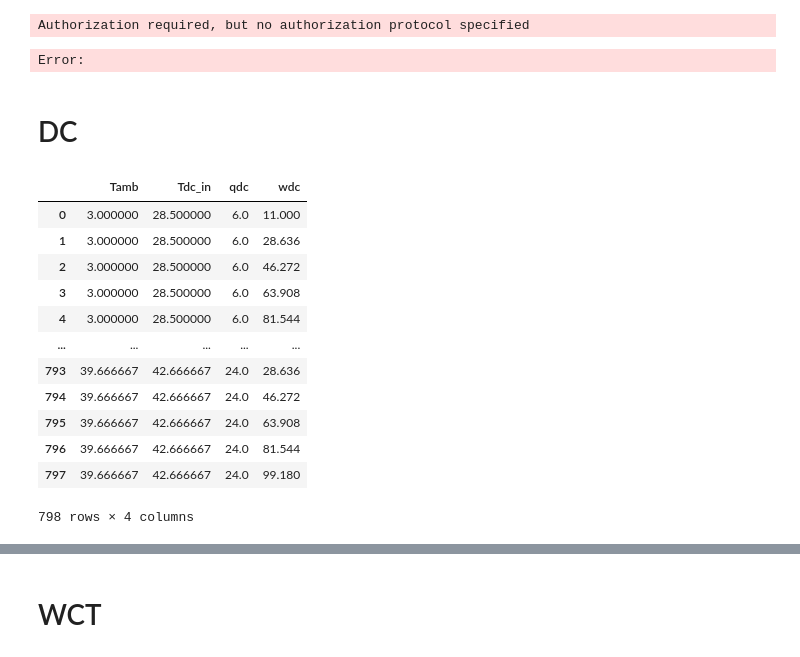
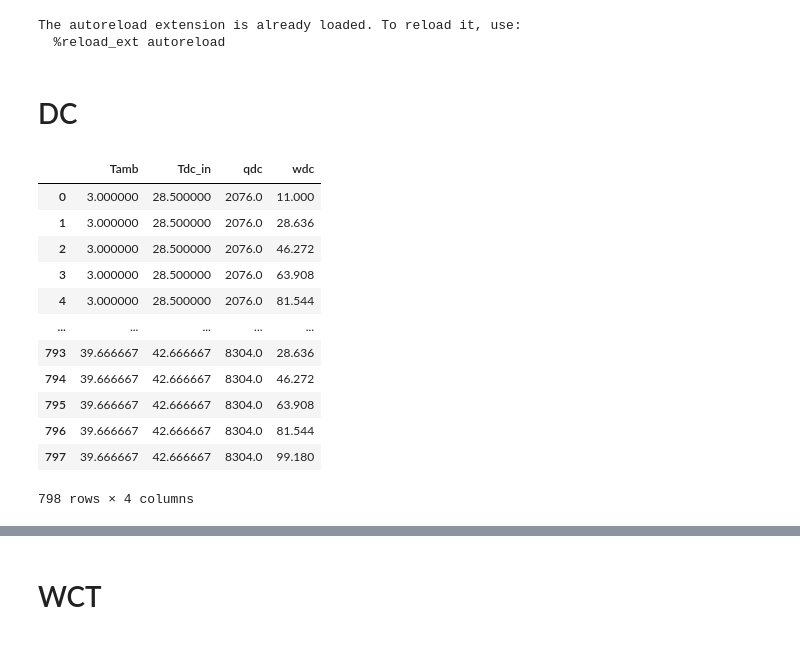
Before and after one commit to juan11iguel/SOLhycool, a Jupyter notebook: modeling/notebooks/model_inputs_exploration.ipynb, the cells around one changed output, grey strips where cells are left out. Cells and saved outputs as stored; diff of their text form; code cells hidden in the pictures.

Commit message:
Generated samples for different DC power levels - Andasol

```diff
--- a/modeling/notebooks/model_inputs_exploration.ipynb
+++ b/modeling/notebooks/model_inputs_exploration.ipynb
@@ -21,15 +21,29 @@ get_HR = np.vectorize(psychrolib.GetRelHumFromTWetBulb) # Vectorize the function
 
 cc_model = combined_cooler.initialize()
 
-case_study_id: str = "pilot_plant_200kW"
+case_studies_dict = {
+    "pilot_plant_200kW": {
+        "n_dc": 1,
+    },
+    "andasol_25_90MW": {
+        "n_dc": 115,
+    },
+    "andasol_50_90MW": {
+        "n_dc": 231,
+    },
+    "andasol_75_90MW": {
+        "n_dc": 346,
+    },
+}
+
+case_study_id: str = "andasol_75_90MW"
 base_output_path: Path = Path("../results/model_inputs_sampling") / case_study_id
 base_output_path.mkdir(parents=True, exist_ok=True)
 
-# Parameters
-n_dc = 115
+params = case_studies_dict[case_study_id]
 # %% [output]
-Authorization required, but no authorization protocol specified
+The autoreload extension is already loaded. To reload it, use:
+  %reload_ext autoreload
-Error:
 # %% [markdown]
 # DC
 # %%
@@ -40,7 +54,7 @@ class ModelInputsRange:
     Tamb: tuple[float, float] = (3., 50.)
     deltaTamb_Tin: tuple[float, float] = (3., 30.)
     Tdc_in: tuple[float, float] = (25., 45.)
-    qdc: tuple[float, float] = field(default_factory=lambda: (6.*n_dc, 24.*n_dc))
+    qdc: tuple[float, float] = field(default_factory=lambda: (6.*params["n_dc"], 24.*params["n_dc"]))
     wdc: tuple[float, float] = (11., 99.18)
 
 @dataclass
@@ -70,42 +84,42 @@ class ModelInputs:
         mask = (Tdc_in_grid <= inputs_range.Tdc_in[1]) & (Tdc_in_grid >= inputs_range.Tdc_in[0])
         Tamb_valid = Tamb_grid[mask]
         Tdc_in_valid = Tdc_in_grid[mask]
 
         # Generate qdc and wdc ranges
         qdc_vals = np.linspace(inputs_range.qdc[0], inputs_range.qdc[1], num_input_updates.qdc)
         wdc_vals = np.linspace(inputs_range.wdc[0], inputs_range.wdc[1], num_input_updates.wdc)
 
         # Create full meshgrid over all valid (Tamb, Tdc_in) × (qdc, wdc)
         Tamb_final, qdc_final, wdc_final = np.meshgrid(Tamb_valid, qdc_vals, wdc_vals, indexing='ij')
         Tdc_in_final, _, _ = np.meshgrid(Tdc_in_valid, qdc_vals, wdc_vals, indexing='ij')
 
         # Flatten everything
         return cls(
             Tamb = Tamb_final.ravel(),
             Tdc_in = Tdc_in_final.ravel(),
             qdc = qdc_final.ravel(),
             wdc = wdc_final.ravel()
         )
 
 # 1. Define problem
 output_path = base_output_path / "dc_in.csv"
 df = pd.DataFrame(asdict(ModelInputs.initialize()))
 
 display(df)
 
 df.to_csv(output_path)
 logger.info(f"{len(df)} samples generated and saved at {output_path}")
 # %% [output]
 |  | Tamb | Tdc_in | qdc | wdc |
-| 0 | 3.000000 | 28.500000 | 6.0 | 11.000 |
-| 1 | 3.000000 | 28.500000 | 6.0 | 28.636 |
-| 2 | 3.000000 | 28.500000 | 6.0 | 46.272 |
-| 3 | 3.000000 | 28.500000 | 6.0 | 63.908 |
-| 4 | 3.000000 | 28.500000 | 6.0 | 81.544 |
+| 0 | 3.000000 | 28.500000 | 2076.0 | 11.000 |
+| 1 | 3.000000 | 28.500000 | 2076.0 | 28.636 |
+| 2 | 3.000000 | 28.500000 | 2076.0 | 46.272 |
+| 3 | 3.000000 | 28.500000 | 2076.0 | 63.908 |
+| 4 | 3.000000 | 28.500000 | 2076.0 | 81.544 |
 | ... | ... | ... | ... | ... |
-| 793 | 39.666667 | 42.666667 | 24.0 | 28.636 |
-| 794 | 39.666667 | 42.666667 | 24.0 | 46.272 |
-| 795 | 39.666667 | 42.666667 | 24.0 | 63.908 |
-| 796 | 39.666667 | 42.666667 | 24.0 | 81.544 |
-| 797 | 39.666667 | 42.666667 | 24.0 | 99.180 |
+| 793 | 39.666667 | 42.666667 | 8304.0 | 28.636 |
+| 794 | 39.666667 | 42.666667 | 8304.0 | 46.272 |
+| 795 | 39.666667 | 42.666667 | 8304.0 | 63.908 |
+| 796 | 39.666667 | 42.666667 | 8304.0 | 81.544 |
+| 797 | 39.666667 | 42.666667 | 8304.0 | 99.180 |
 798 rows × 4 columns
```
Also changed, not shown: parts of 2 cells of this notebook, 9 other files.
